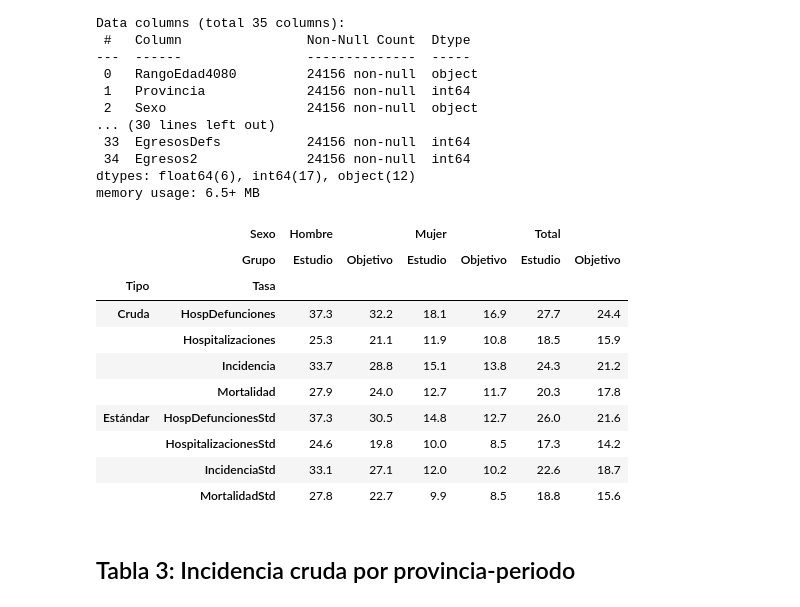
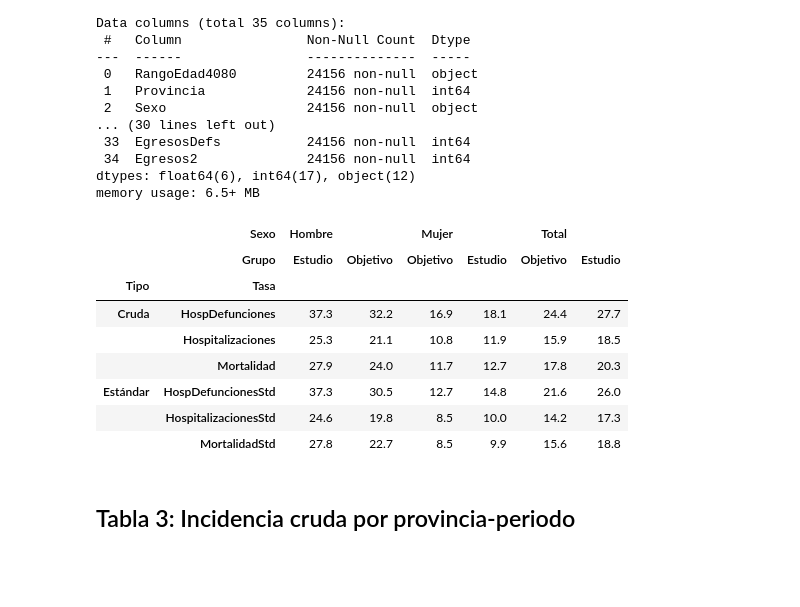
Before and after one commit to rlagosb/GastricCancerIncidence, a Jupyter notebook: 3_Analisis_Estimaciones_Chile.ipynb, the cells around one changed output. Saved outputs shown, nothing was run; the diff lists cells and outputs as text; code cells hidden in the pictures; blank space fills up the shorter version.

```diff
--- a/3_Analisis_Estimaciones_Chile.ipynb
+++ b/3_Analisis_Estimaciones_Chile.ipynb
@@ -362,7 +362,7 @@ memory usage: 6.5+ MB
 def cargar_tasas_tabla2_sexo(df):
 
   # Calcular numeradores para tasas estandarizadas a nivel nacional
-  numeradores = ['Casos','Defunciones','Egresos2', 'EgresosDefs']
+  numeradores = ['Defunciones','Egresos2', 'EgresosDefs']
   numeradoresPob = numeradores + ['Poblacion']
 
   # Agregar a nivel nacional por sexo, edad y grupo estudio/objetivo
@@ -375,44 +375,42 @@ def cargar_tasas_tabla2_sexo(df):
   df = (df.groupby(['Grupo','Sexo'])[numeradoresPob + [num+'OMS' for num in numeradoresPob]].sum().reset_index())
 
   # Agregar total por poblacion
   totals = df.groupby(['Grupo'])[numeradoresPob + [num+'OMS' for num in numeradoresPob]].sum().reset_index()
   totals['Sexo'] = 'Total'
   df = pd.concat([df,totals])
 
   # Calcular tasas crudas y estandarizadas (Std)
-  tasas = ['Incidencia','Mortalidad','Hospitalizaciones','HospDefunciones']
+  tasas = ['Mortalidad','Hospitalizaciones','HospDefunciones']
   for tasa, numerador in dict(zip(tasas, numeradores)).items():
     df[tasa] = (df[numerador] / df.Poblacion * HABS)
     df[tasa+'Std'] = (df[numerador+'OMS'] / df.PoblacionOMS * HABS)
 
   # Tasas como filas
   df = (df.melt(id_vars=['Grupo','Sexo'],
              value_vars=tasas + [tasa +'Std' for tasa in tasas],
              var_name='Tasa', value_name='Valor').
         sort_values(by='Sexo').
         pivot(index='Tasa',columns=['Sexo','Grupo'],values='Valor').
         round(1).reset_index())
 
   # Ordenar tabla
   df['Tipo'] = 'Cruda'
   df.loc[df.Tasa.str.contains('Std'),'Tipo'] = 'Estándar'
   df = df.sort_values(by='Tipo').set_index(['Tipo','Tasa'])
 
   return df
 
 cargar_tasas_tabla2_sexo(poblaciones_tabla23.copy())
 # %% [output]
 |  | Sexo | Hombre |  | Mujer |  | Total |  |
-|  | Grupo | Estudio | Objetivo | Estudio | Objetivo | Estudio | Objetivo |
+|  | Grupo | Estudio | Objetivo | Objetivo | Estudio | Objetivo | Estudio |
 | Tipo | Tasa |  |  |  |  |  |  |
-| Cruda | HospDefunciones | 37.3 | 32.2 | 18.1 | 16.9 | 27.7 | 24.4 |
-|  | Hospitalizaciones | 25.3 | 21.1 | 11.9 | 10.8 | 18.5 | 15.9 |
-|  | Incidencia | 33.7 | 28.8 | 15.1 | 13.8 | 24.3 | 21.2 |
-|  | Mortalidad | 27.9 | 24.0 | 12.7 | 11.7 | 20.3 | 17.8 |
-| Estándar | HospDefuncionesStd | 37.3 | 30.5 | 14.8 | 12.7 | 26.0 | 21.6 |
-|  | HospitalizacionesStd | 24.6 | 19.8 | 10.0 | 8.5 | 17.3 | 14.2 |
-|  | IncidenciaStd | 33.1 | 27.1 | 12.0 | 10.2 | 22.6 | 18.7 |
-|  | MortalidadStd | 27.8 | 22.7 | 9.9 | 8.5 | 18.8 | 15.6 |
+| Cruda | HospDefunciones | 37.3 | 32.2 | 16.9 | 18.1 | 24.4 | 27.7 |
+|  | Hospitalizaciones | 25.3 | 21.1 | 10.8 | 11.9 | 15.9 | 18.5 |
+|  | Mortalidad | 27.9 | 24.0 | 11.7 | 12.7 | 17.8 | 20.3 |
+| Estándar | HospDefuncionesStd | 37.3 | 30.5 | 12.7 | 14.8 | 21.6 | 26.0 |
+|  | HospitalizacionesStd | 24.6 | 19.8 | 8.5 | 10.0 | 14.2 | 17.3 |
+|  | MortalidadStd | 27.8 | 22.7 | 8.5 | 9.9 | 15.6 | 18.8 |
 # %% [markdown]
 ## Tabla 3: Incidencia cruda por provincia-periodo
 # %%
```
Also changed, not shown: parts of 6 cells of this notebook.
